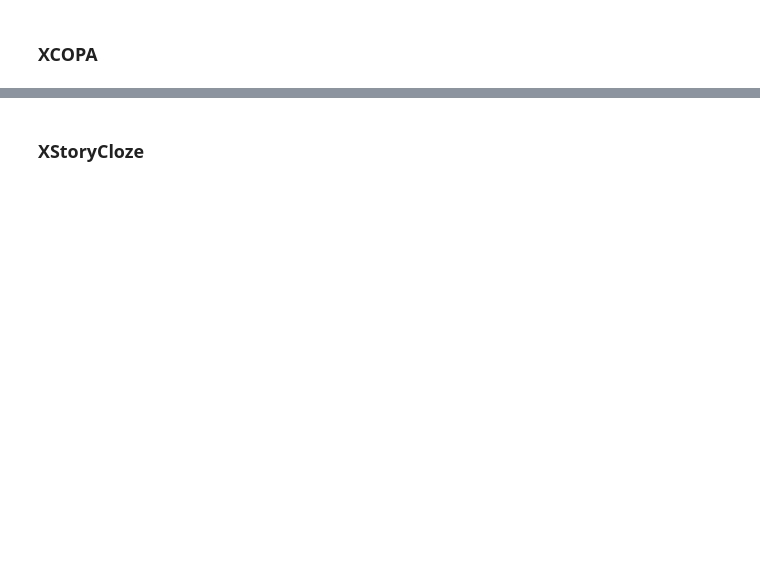
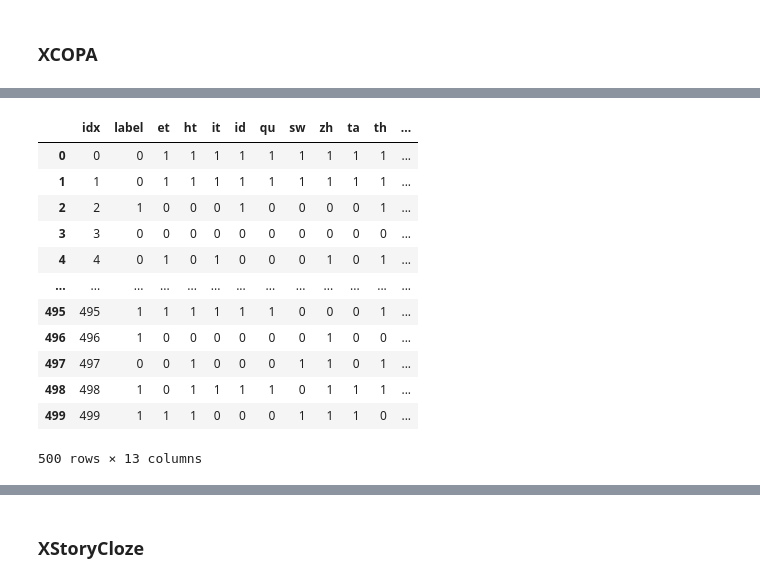
Before and after one commit to juletx/self-translate, a Jupyter notebook: xglm/xglm.ipynb, the cells around one changed output, grey strips where cells are left out. Cells and saved outputs as stored; diff of their text form; code cells hidden in the pictures; blank space fills up the shorter version.

Commit message:
evaluate xglm-564M on xcopa and xstory

```diff
--- a/xglm/xglm.ipynb
+++ b/xglm/xglm.ipynb
@@ -169,0 +122,18 @@ for lang in langs_xcopa:
+# %%
+results_xcopa_df = pd.read_csv("XCOPA_xglm-564M.tsv", delimiter="\t")
+# %%
+results_xcopa_df
+# %% [output]
+|  | idx | label | et | ht | it | id | qu | sw | zh | ta | th | ... |
+| 0 | 0 | 0 | 1 | 1 | 1 | 1 | 1 | 1 | 1 | 1 | 1 | ... |
+| 1 | 1 | 0 | 1 | 1 | 1 | 1 | 1 | 1 | 1 | 1 | 1 | ... |
+| 2 | 2 | 1 | 0 | 0 | 0 | 1 | 0 | 0 | 0 | 0 | 1 | ... |
+| 3 | 3 | 0 | 0 | 0 | 0 | 0 | 0 | 0 | 0 | 0 | 0 | ... |
+| 4 | 4 | 0 | 1 | 0 | 1 | 0 | 0 | 0 | 1 | 0 | 1 | ... |
+| ... | ... | ... | ... | ... | ... | ... | ... | ... | ... | ... | ... | ... |
+| 495 | 495 | 1 | 1 | 1 | 1 | 1 | 1 | 0 | 0 | 0 | 1 | ... |
+| 496 | 496 | 1 | 0 | 0 | 0 | 0 | 0 | 0 | 1 | 0 | 0 | ... |
+| 497 | 497 | 0 | 0 | 1 | 0 | 0 | 0 | 1 | 1 | 0 | 1 | ... |
+| 498 | 498 | 1 | 0 | 1 | 1 | 1 | 1 | 0 | 1 | 1 | 1 | ... |
+| 499 | 499 | 1 | 1 | 1 | 0 | 0 | 0 | 1 | 1 | 1 | 0 | ... |
+500 rows × 13 columns
```
Also changed, not shown: parts of 22 cells of this notebook, 4 other files.
